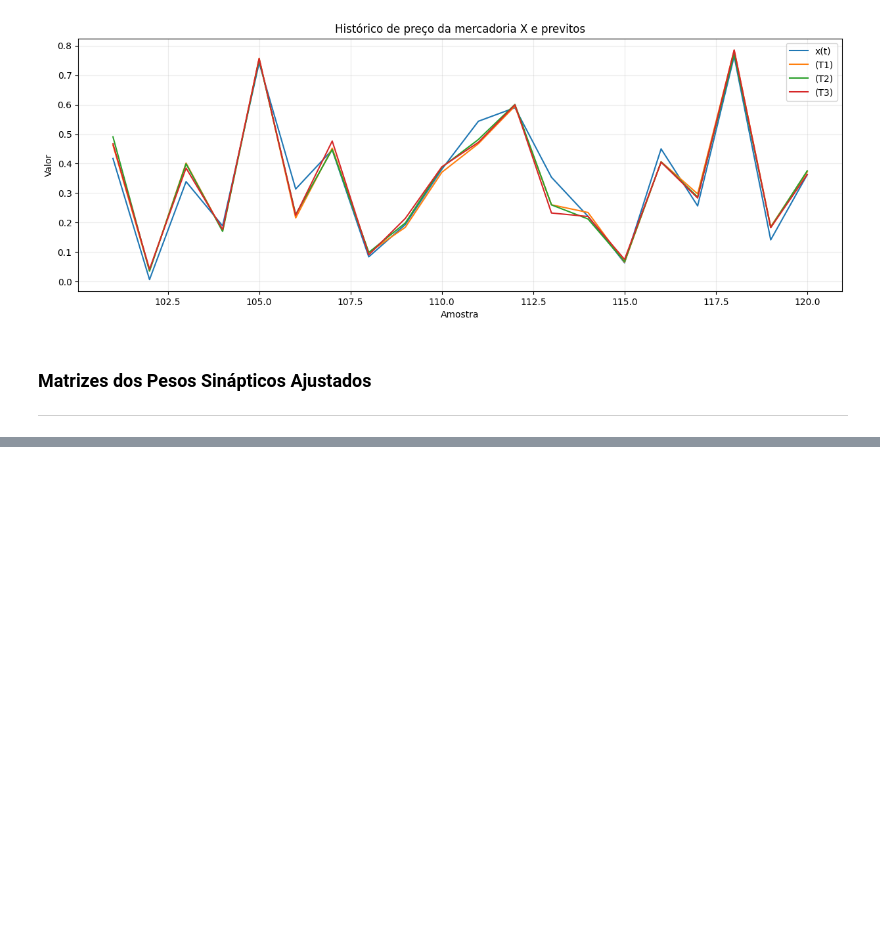
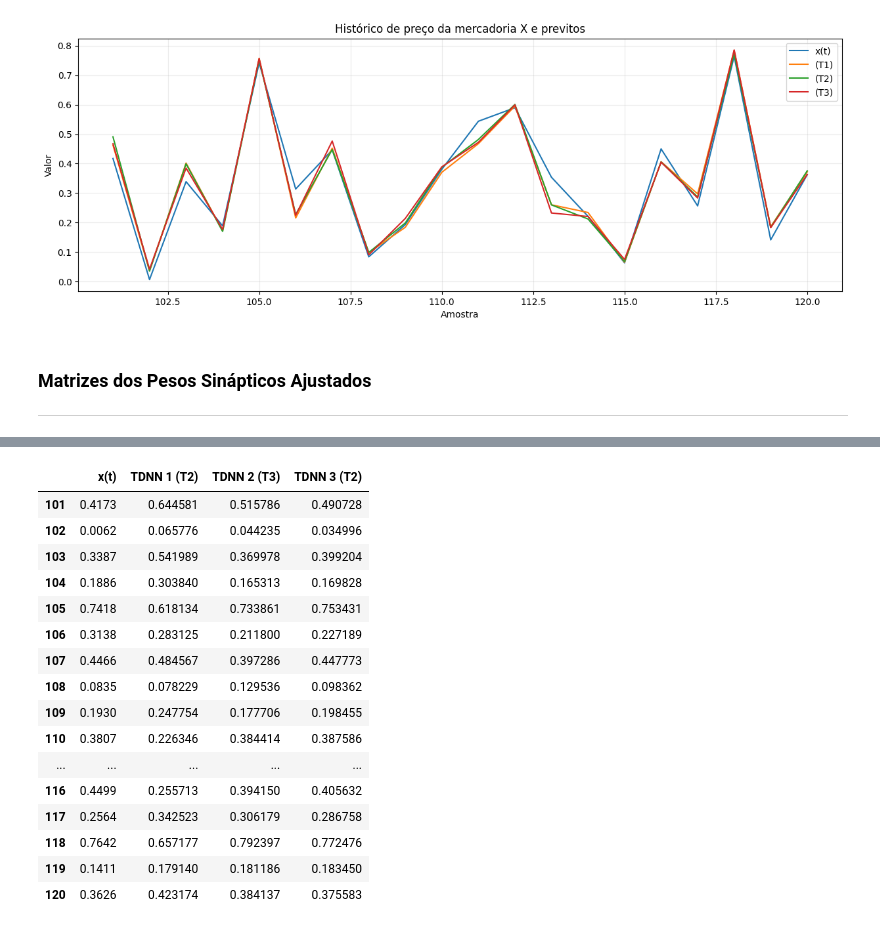
Before and after one commit to matthewz5/exercicios_praticos_RedesNeuraisArtificiais, a Jupyter notebook: Projeto_5.10_TDNN_wMomentum/Projeto_5.10_TDNN_wMomentum.ipynb, the cells around one changed output, grey strips where cells are left out. Cells and saved outputs as stored; diff of their text form; code cells hidden in the pictures; blank space fills up the shorter version.

```diff
--- a/Projeto_5.10_TDNN_wMomentum/Projeto_5.10_TDNN_wMomentum.ipynb
+++ b/Projeto_5.10_TDNN_wMomentum/Projeto_5.10_TDNN_wMomentum.ipynb
@@ -553,11 +531,11 @@ def dataframe_to_test(data, data_teste, Np):
 
     array_train = pd.concat([data_Np, data_teste], axis=0, ignore_index=False)
 
-    data_teste, df_teste_entradas, df_teste_alvo = dataframe_to_TDNN(array_train, Np)
+    df_teste, df_teste_entradas, df_teste_alvo = dataframe_to_TDNN(array_train, Np)
 
-    data_teste.index = range(len(data) + 1, len(data) + len(data_teste) + 1)
+    df_teste.index = range(len(data) + 1, len(data) + len(data_teste) + 1)
 
-    return data_teste, df_teste_entradas, df_teste_alvo
+    return df_teste, df_teste_entradas, df_teste_alvo
 # %%
 def teste(X_teste, lista_W_1_adj, lista_W_2_adj, beta, n_treino):
 
@@ -800,0 +806,22 @@ for i, array in enumerate(lista_W_2_adj_Np15):
+# %%
+dados_testes_otimos = pd.concat([data_teste, dados_testes_otimos_Np5, dados_testes_otimos_Np10, dados_testes_otimos_Np15], axis=1)
+
+dados_testes_otimos
+# %% [output]
+|  | x(t) | TDNN 1 (T2) | TDNN 2 (T3) | TDNN 3 (T2) |
+| 101 | 0.4173 | 0.644581 | 0.515786 | 0.490728 |
+| 102 | 0.0062 | 0.065776 | 0.044235 | 0.034996 |
+| 103 | 0.3387 | 0.541989 | 0.369978 | 0.399204 |
+| 104 | 0.1886 | 0.303840 | 0.165313 | 0.169828 |
+| 105 | 0.7418 | 0.618134 | 0.733861 | 0.753431 |
+| 106 | 0.3138 | 0.283125 | 0.211800 | 0.227189 |
+| 107 | 0.4466 | 0.484567 | 0.397286 | 0.447773 |
+| 108 | 0.0835 | 0.078229 | 0.129536 | 0.098362 |
+| 109 | 0.1930 | 0.247754 | 0.177706 | 0.198455 |
+| 110 | 0.3807 | 0.226346 | 0.384414 | 0.387586 |
+| ... | ... | ... | ... | ... |
+| 116 | 0.4499 | 0.255713 | 0.394150 | 0.405632 |
+| 117 | 0.2564 | 0.342523 | 0.306179 | 0.286758 |
+| 118 | 0.7642 | 0.657177 | 0.792397 | 0.772476 |
+| 119 | 0.1411 | 0.179140 | 0.181186 | 0.183450 |
+| 120 | 0.3626 | 0.423174 | 0.384137 | 0.375583 |
```
Also changed, not shown: parts of 7 cells of this notebook, 3 other files.
